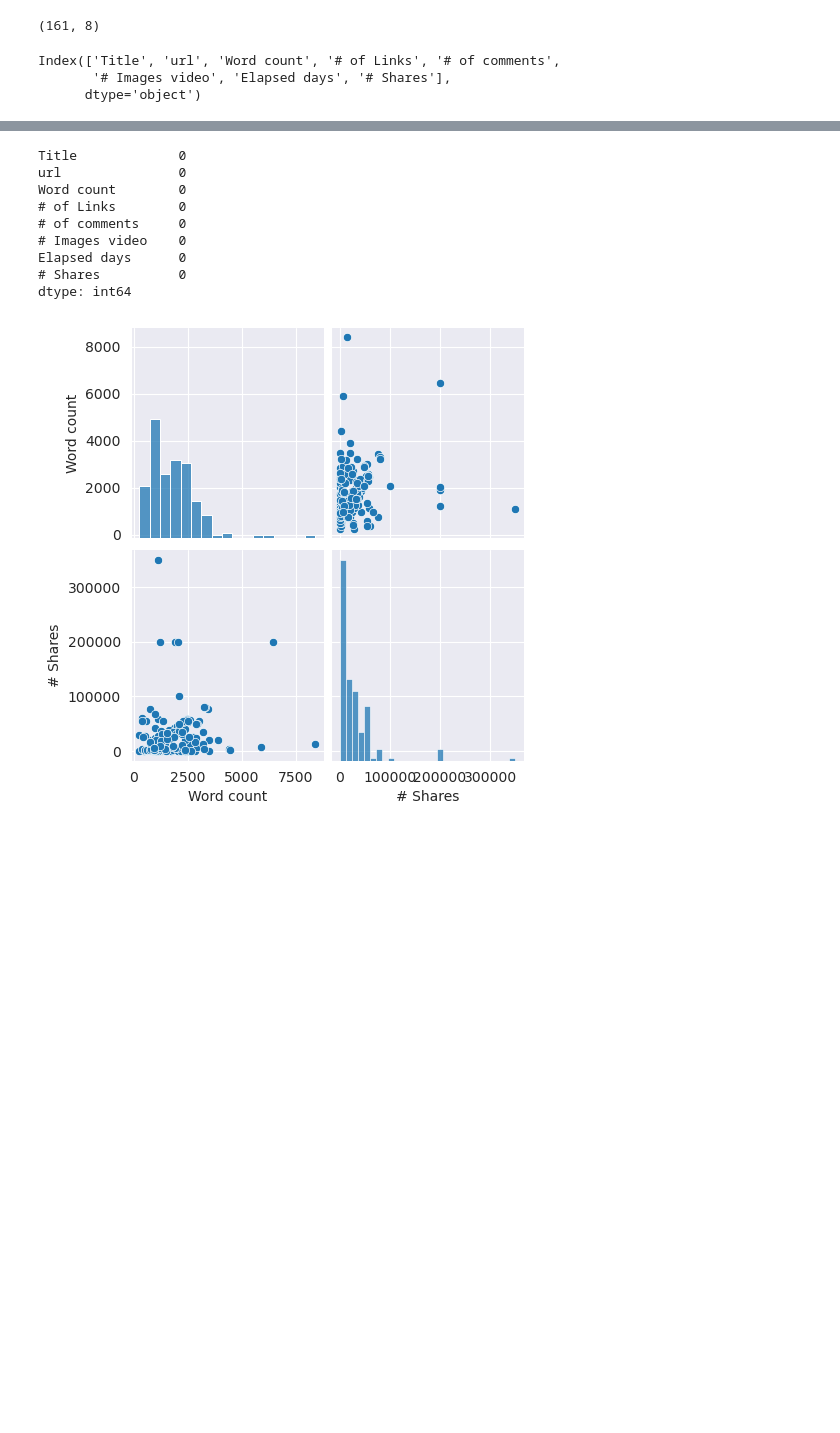
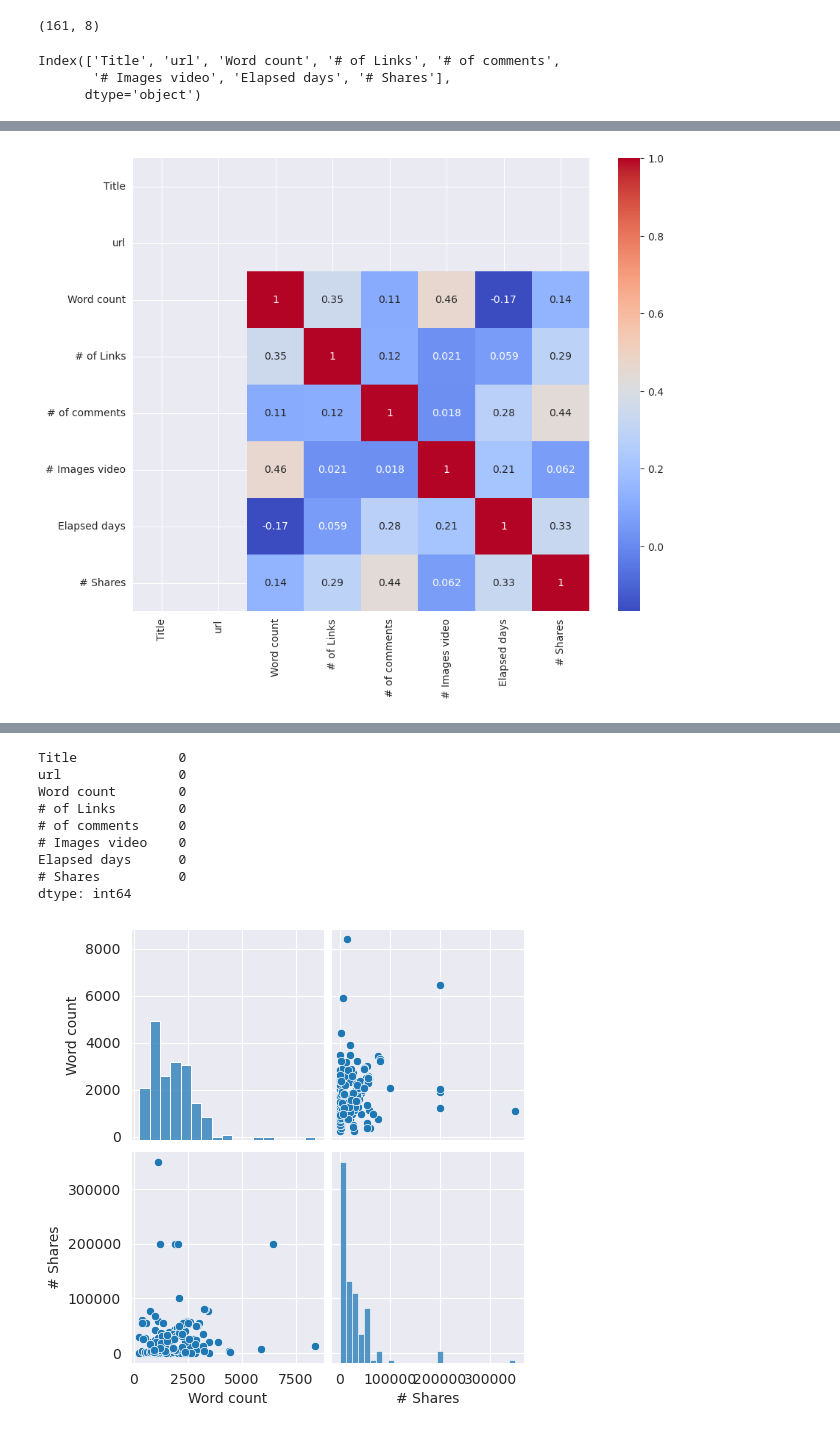
Before and after one commit to thejoresp/ModelaIA, a Jupyter notebook: modelado.ipynb, the cells around one changed output, grey strips where cells are left out. Drawn from its saved outputs; the diff is of its cells as text; code cells hidden in the pictures; blank space fills up the shorter version.

```diff
--- a/modelado.ipynb
+++ b/modelado.ipynb
@@ -103,3 +104,15 @@ plt.show()
+# %%
+articulos['Title'] = pd.to_numeric(articulos['Title'], errors='coerce')
+articulos['url'] = pd.to_numeric(articulos['url'], errors='coerce')
+
+correlation_matrix = articulos.corr()
+plt.figure(figsize=(10, 8))
+
+sns.heatmap(correlation_matrix, annot=True, cmap='coolwarm')
+
+plt.show()
+# %% [output]
+[figure, added]
 # %%
 nan_total = articulos.isna().sum()
 print(nan_total)
```
Also changed, not shown: parts of 15 cells of this notebook, 1 other file.
